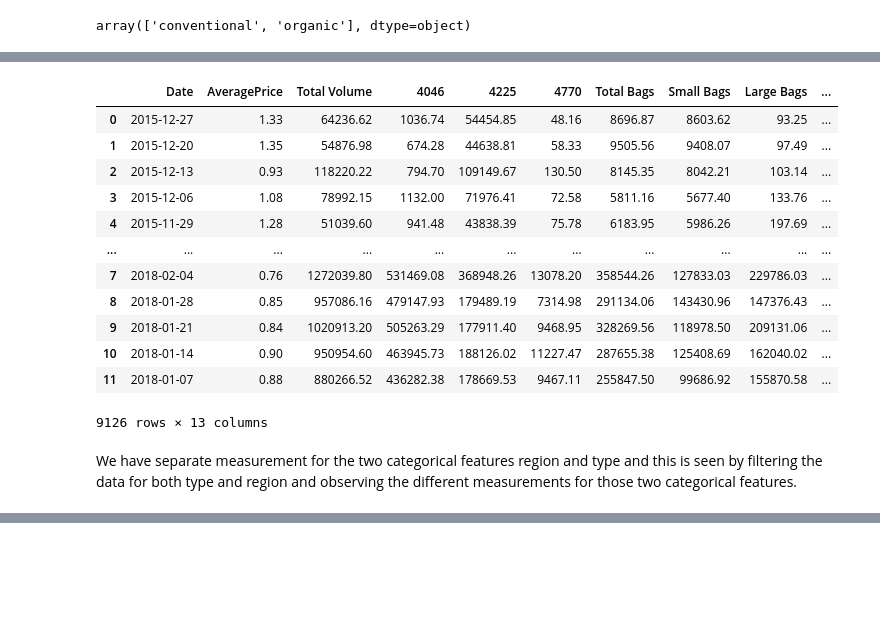
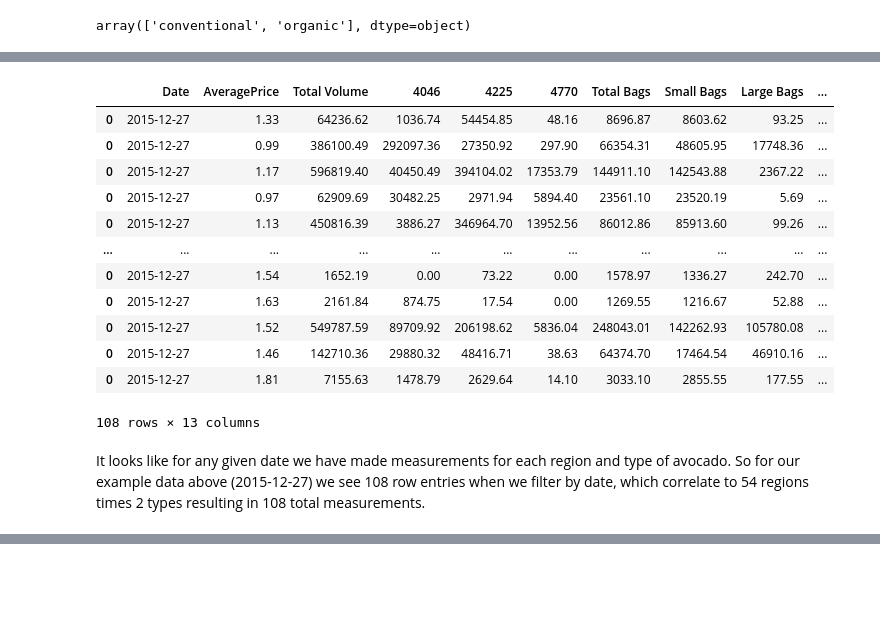
Before and after one commit to hamin2006/hw8, a Jupyter notebook: hw8.ipynb, the cells around one changed output, grey strips where cells are left out. Saved outputs shown, nothing was run; the diff lists cells and outputs as text; code cells hidden in the pictures.

```diff
--- a/hw8.ipynb
+++ b/hw8.ipynb
@@ -204,19 +155,18 @@ new_data
-# %%
-new_data = df[df['type'] == 'conventional']
-new_data
-# %% [output]
-|  | Date | AveragePrice | Total Volume | 4046 | 4225 | 4770 | Total Bags | Small Bags | Large Bags | ... |
-| 0 | 2015-12-27 | 1.33 | 64236.62 | 1036.74 | 54454.85 | 48.16 | 8696.87 | 8603.62 | 93.25 | ... |
-| 1 | 2015-12-20 | 1.35 | 54876.98 | 674.28 | 44638.81 | 58.33 | 9505.56 | 9408.07 | 97.49 | ... |
-| 2 | 2015-12-13 | 0.93 | 118220.22 | 794.70 | 109149.67 | 130.50 | 8145.35 | 8042.21 | 103.14 | ... |
-| 3 | 2015-12-06 | 1.08 | 78992.15 | 1132.00 | 71976.41 | 72.58 | 5811.16 | 5677.40 | 133.76 | ... |
-| 4 | 2015-11-29 | 1.28 | 51039.60 | 941.48 | 43838.39 | 75.78 | 6183.95 | 5986.26 | 197.69 | ... |
-| ... | ... | ... | ... | ... | ... | ... | ... | ... | ... | ... |
-| 7 | 2018-02-04 | 0.76 | 1272039.80 | 531469.08 | 368948.26 | 13078.20 | 358544.26 | 127833.03 | 229786.03 | ... |
-| 8 | 2018-01-28 | 0.85 | 957086.16 | 479147.93 | 179489.19 | 7314.98 | 291134.06 | 143430.96 | 147376.43 | ... |
-| 9 | 2018-01-21 | 0.84 | 1020913.20 | 505263.29 | 177911.40 | 9468.95 | 328269.56 | 118978.50 | 209131.06 | ... |
-| 10 | 2018-01-14 | 0.90 | 950954.60 | 463945.73 | 188126.02 | 11227.47 | 287655.38 | 125408.69 | 162040.02 | ... |
-| 11 | 2018-01-07 | 0.88 | 880266.52 | 436282.38 | 178669.53 | 9467.11 | 255847.50 | 99686.92 | 155870.58 | ... |
-9126 rows × 13 columns
-# %% [markdown]
-We have separate measurement for the two categorical features region and type and this is seen by filtering the data for both type and region and observing the different measurements for those two categorical features.
+# %%
+df[df["Date"] == "2015-12-27"]
+# %% [output]
+|  | Date | AveragePrice | Total Volume | 4046 | 4225 | 4770 | Total Bags | Small Bags | Large Bags | ... |
+| 0 | 2015-12-27 | 1.33 | 64236.62 | 1036.74 | 54454.85 | 48.16 | 8696.87 | 8603.62 | 93.25 | ... |
+| 0 | 2015-12-27 | 0.99 | 386100.49 | 292097.36 | 27350.92 | 297.90 | 66354.31 | 48605.95 | 17748.36 | ... |
+| 0 | 2015-12-27 | 1.17 | 596819.40 | 40450.49 | 394104.02 | 17353.79 | 144911.10 | 142543.88 | 2367.22 | ... |
+| 0 | 2015-12-27 | 0.97 | 62909.69 | 30482.25 | 2971.94 | 5894.40 | 23561.10 | 23520.19 | 5.69 | ... |
+| 0 | 2015-12-27 | 1.13 | 450816.39 | 3886.27 | 346964.70 | 13952.56 | 86012.86 | 85913.60 | 99.26 | ... |
+| ... | ... | ... | ... | ... | ... | ... | ... | ... | ... | ... |
+| 0 | 2015-12-27 | 1.54 | 1652.19 | 0.00 | 73.22 | 0.00 | 1578.97 | 1336.27 | 242.70 | ... |
+| 0 | 2015-12-27 | 1.63 | 2161.84 | 874.75 | 17.54 | 0.00 | 1269.55 | 1216.67 | 52.88 | ... |
+| 0 | 2015-12-27 | 1.52 | 549787.59 | 89709.92 | 206198.62 | 5836.04 | 248043.01 | 142262.93 | 105780.08 | ... |
+| 0 | 2015-12-27 | 1.46 | 142710.36 | 29880.32 | 48416.71 | 38.63 | 64374.70 | 17464.54 | 46910.16 | ... |
+| 0 | 2015-12-27 | 1.81 | 7155.63 | 1478.79 | 2629.64 | 14.10 | 3033.10 | 2855.55 | 177.55 | ... |
+108 rows × 13 columns
+# %% [markdown]
+It looks like for any given date we have made measurements for each region and type of avocado. So for our example data above (2015-12-27) we see 108 row entries when we filter by date, which correlate to 54 regions times 2 types resulting in 108 total measurements.
```
Also changed, not shown: parts of 31 cells of this notebook, 1 other file.
